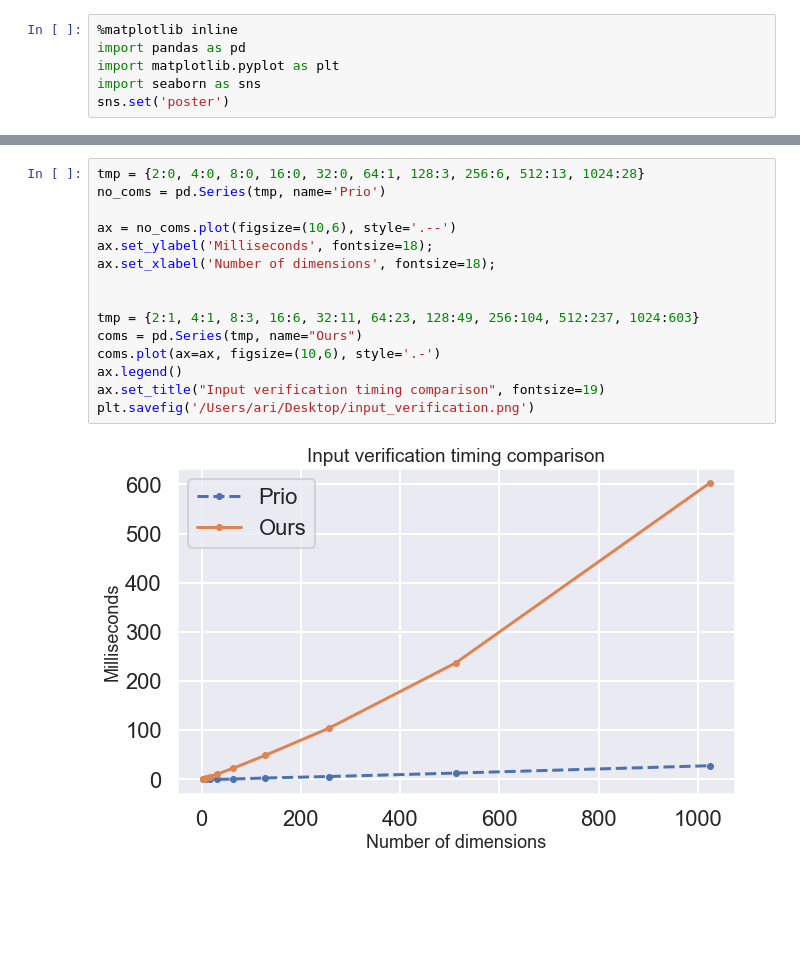
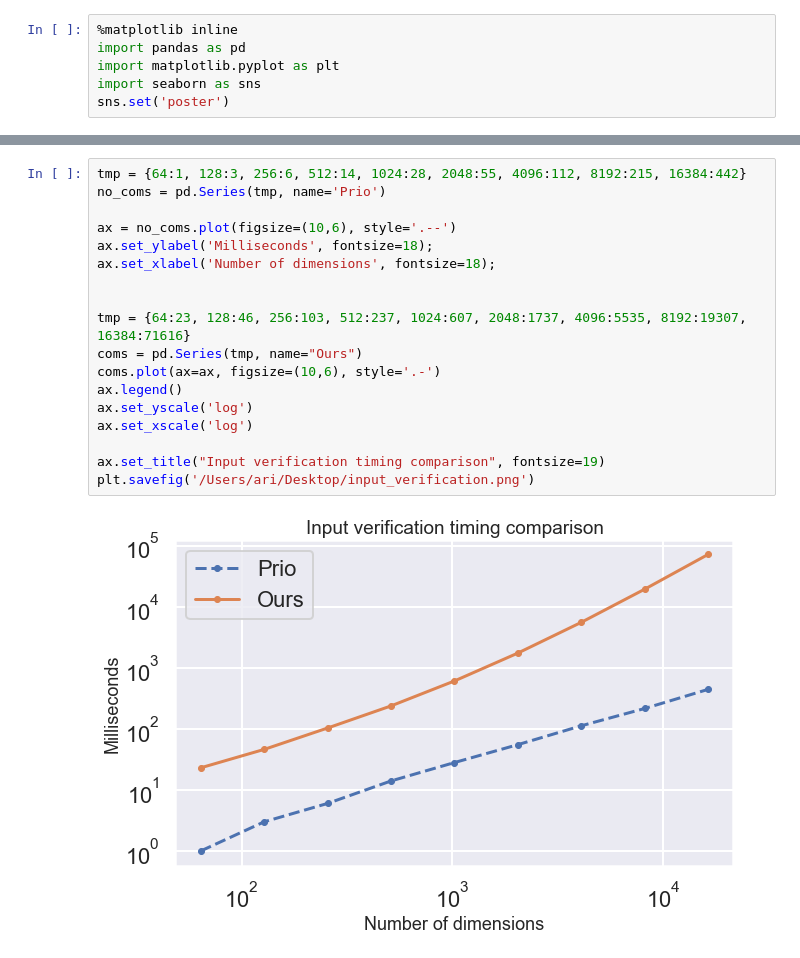
Before and after one commit to abiswas3/Verifiable-Differential-Privacy, a Jupyter notebook: scripts_for_paper/PlotsForPaper.ipynb, the cells around one changed output, grey strips where cells are left out. Saved outputs shown, nothing was run; the diff lists cells and outputs as text; blank space fills up the shorter version.

```diff
--- a/scripts_for_paper/PlotsForPaper.ipynb
+++ b/scripts_for_paper/PlotsForPaper.ipynb
@@ -23,17 +25,20 @@ plt.savefig('/Users/ari/Desktop/secret_sharing.png')
 # %%
-tmp = {2:0, 4:0, 8:0, 16:0, 32:0, 64:1, 128:3, 256:6, 512:13, 1024:28}
+tmp = {64:1, 128:3, 256:6, 512:14, 1024:28, 2048:55, 4096:112, 8192:215, 16384:442}
 no_coms = pd.Series(tmp, name='Prio')
 
 ax = no_coms.plot(figsize=(10,6), style='.--')
 ax.set_ylabel('Milliseconds', fontsize=18);
 ax.set_xlabel('Number of dimensions', fontsize=18);
 
 
-tmp = {2:1, 4:1, 8:3, 16:6, 32:11, 64:23, 128:49, 256:104, 512:237, 1024:603}
+tmp = {64:23, 128:46, 256:103, 512:237, 1024:607, 2048:1737, 4096:5535, 8192:19307, 16384:71616}
 coms = pd.Series(tmp, name="Ours")
 coms.plot(ax=ax, figsize=(10,6), style='.-')
 ax.legend()
+ax.set_yscale('log')
+ax.set_xscale('log')
+
 ax.set_title("Input verification timing comparison", fontsize=19)
 plt.savefig('/Users/ari/Desktop/input_verification.png')
 # %% [output]
-[figure, old version]
+[figure, new version]
```
Also changed, not shown: parts of 1 cell of this notebook, 4 other files.
